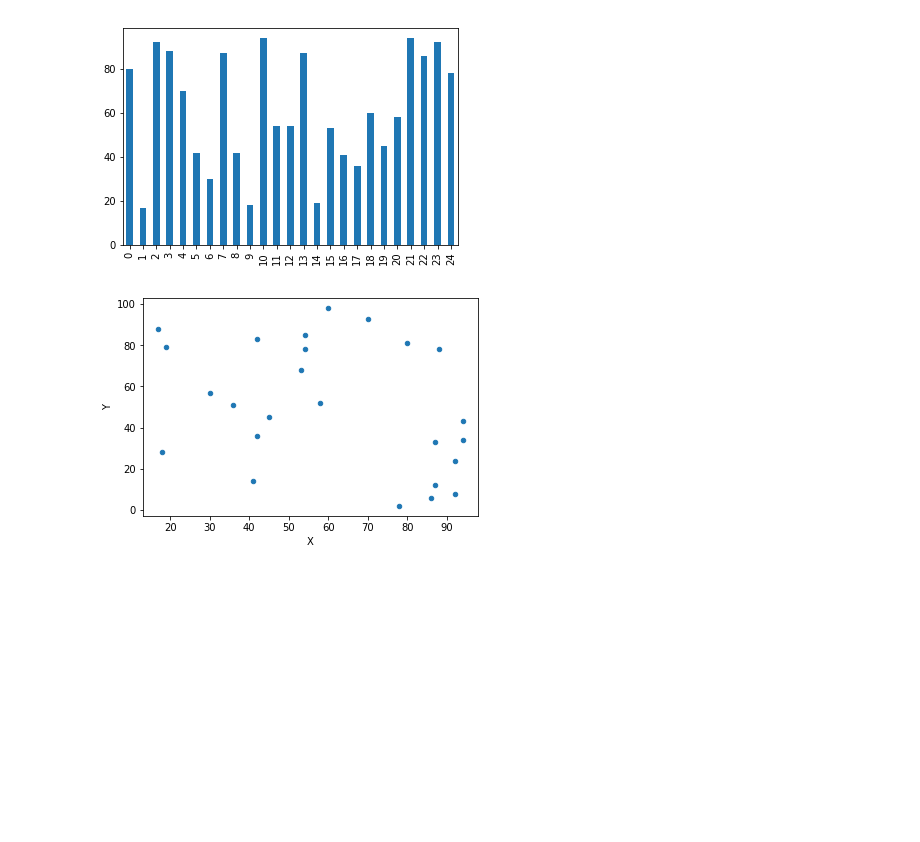
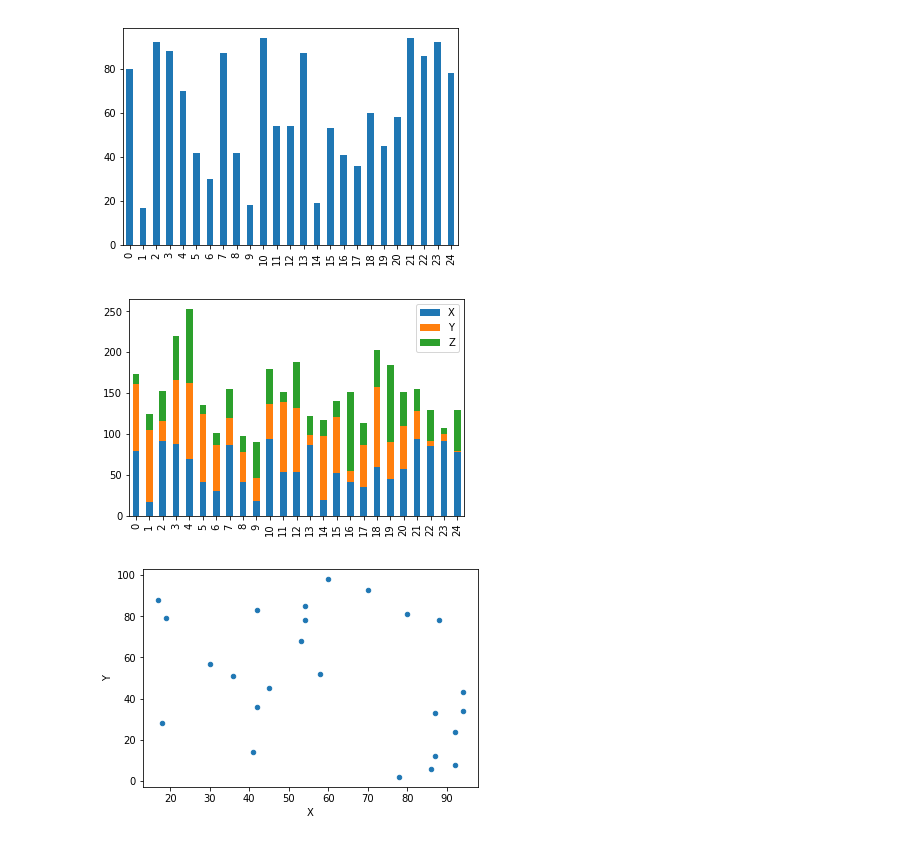
Before and after one commit to kevinclee26/nebula_ds, a Jupyter notebook: class_d4/data_visualization.ipynb, the cells around one changed output. Saved outputs shown, nothing was run; the diff lists cells and outputs as text; code cells hidden in the pictures; blank space fills up the shorter version.

```diff
--- a/class_d4/data_visualization.ipynb
+++ b/class_d4/data_visualization.ipynb
@@ -98,6 +102,11 @@ df['X'].plot(kind='bar')
 plt.show()
 # %% [output]
 [figure]
+# %%
+df.plot(kind='bar', stacked=True)
+plt.show()
+# %% [output]
+[figure, added]
 # %%
 df.plot(kind='scatter', x='X', y='Y')
 plt.show()
```
Also changed, not shown: parts of 5 cells of this notebook, 1 other file.
